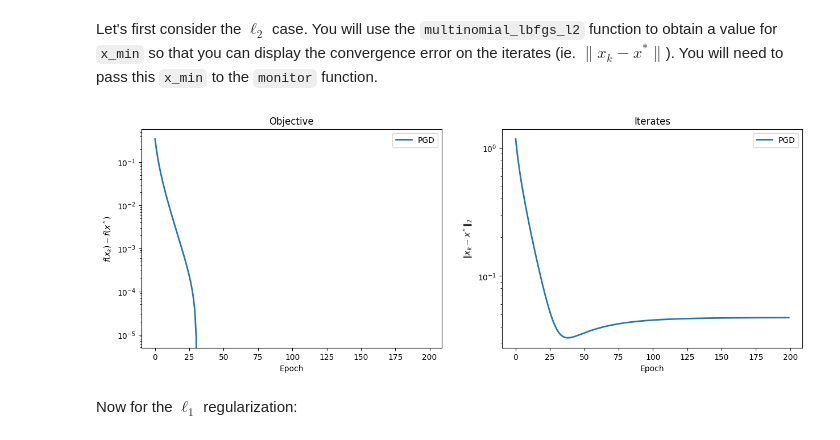
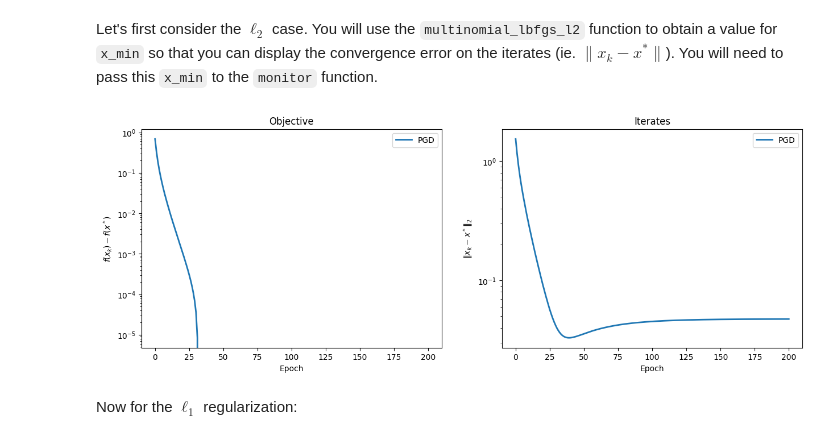
Before and after one commit to MariusAAROS/IPP-Optimisation-for-data-science, a Jupyter notebook: Projet/project_ortega_marius_and_adnan_wiam.ipynb, the cells around one changed output. Saved outputs shown, nothing was run; the diff lists cells and outputs as text; code cells hidden in the pictures.

```diff
--- a/Projet/project_ortega_marius_and_adnan_wiam.ipynb
+++ b/Projet/project_ortega_marius_and_adnan_wiam.ipynb
@@ -461,14 +461,9 @@ $$
 def prox_R2(params, reg=1., K=K):
     """Prox for R2 regularizer"""
     params = params.copy()
-    b = params[:K]
-    W = params[K:].reshape(-1, K)
-
+    W = params[K:]
     W = W / (1 + reg)
-
-    params[:K] = b
-    params[K:] = W.flatten()
-
+    params[K:] = W
     return params
 
 def prox_R1(params, reg=1., K=K):
@@ -476,29 +471,16 @@ def prox_R1(params, reg=1., K=K):
     params = params.copy()
     b = params[:K]
     W = params[K:].reshape(-1, K)
-
     W = np.sign(W) * np.maximum(0, np.abs(W) - reg)
-
     params[:K] = b
     params[K:] = W.flatten()
-
     return params
 
 def prox_R21(params, reg=1., K=K):
     """Prox for R21 regularizer"""
-    params = params.copy()
-    b = params[:K]
     W = params[K:].reshape(-1, K)
-
-    # Proximal operator for L21 regularization
-    W_norm = np.linalg.norm(W, axis=0)
-    mask = W_norm > reg
-    scaling = 1 - reg / W_norm[mask]
-    W[:, mask] *= scaling
-
-    params[:K] = b
-    params[K:] = W.flatten()
-
+    W = ((1 - reg / np.maximum(reg, np.linalg.norm(W, axis=1, keepdims=True))) * W).ravel()
+    params[K:] = W
     return params
 
 # Rest of your code for plotting
@@ -846,6 +828,7 @@ def pgd(x_init, grad, prox, n_iter=100, step=1., grad_args=(), prox_args=()):
     """
     x = x_init.copy()
     x_list = []
+    x_list.append(x.copy())
     for i in range(n_iter):
         ### TODO
         x = prox(x - step * grad(x, *grad_args), *prox_args)
@@ -879,33 +862,33 @@ Let's first consider the $\ell_2$ case. You will use the `multinomial_lbfgs_l2`
 # %%
 x_init = np.zeros((P + 1) * K)
 n_iter = 200
 lbda = .1
 
 # TODO
 L = linalg.norm(X, ord=2) ** 2 / X.shape[0] #not sure how to get L for multinomial case
 step = 1. / L
 grad = lambda param, X, Y: negloglik_and_grad(param, X, Y)[1]
 
-x_min_l2 = multinomial_lbfgs_l2(X, Y, lbda=lbda)
+xmin_l2 = multinomial_lbfgs_l2(X, Y, lbda=lbda)
 
 monitor_pgd_l2 =  monitor(algo=pgd,
                           obj=pobj_l2,
-                          x_min=x_min_l2,
+                          x_min=xmin_l2,
                           args=(X, Y, lbda))
 
 monitor_pgd_l2.run(x_init,
                    grad=grad,
                    prox=prox_l2,
                    n_iter=n_iter,
                    step=step,
                    grad_args=(X, Y),
                    prox_args=(step, lbda, K))
 # END TODO
 
 monitors = [monitor_pgd_l2]
 solvers = ["PGD"]
 plot_epochs(monitors, solvers)
 # %% [output]
-[figure, old version]
+[figure, new version]
 # %% [markdown]
 Now for the $\ell_1$ regularization:
```
Also changed, not shown: parts of 6 cells of this notebook.
